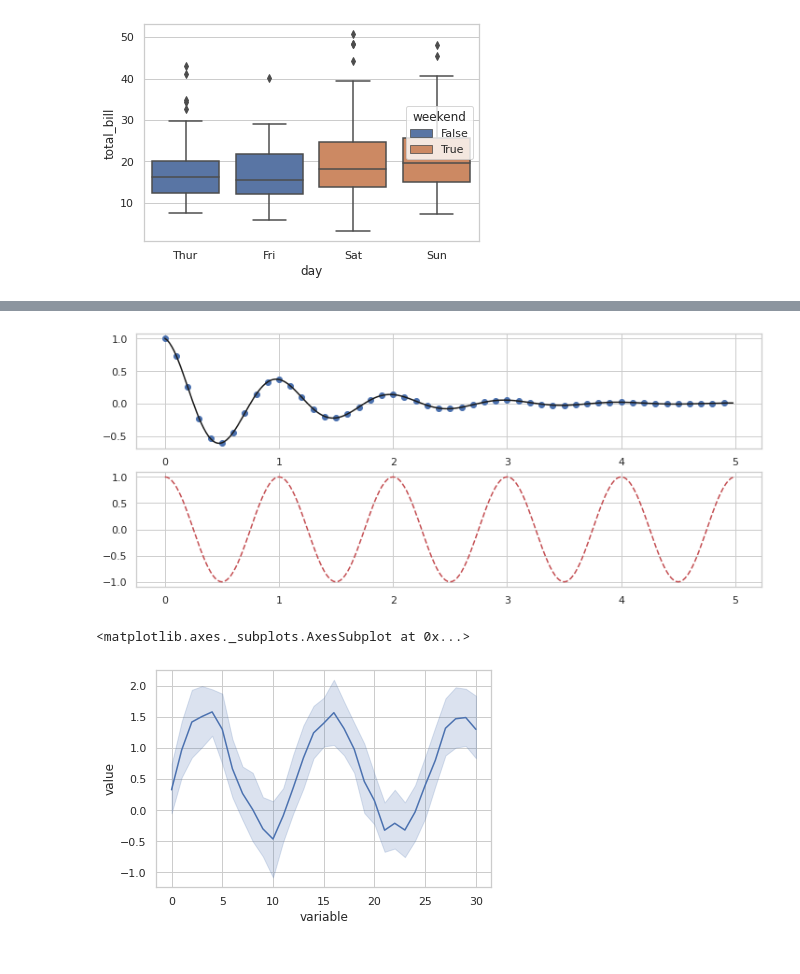
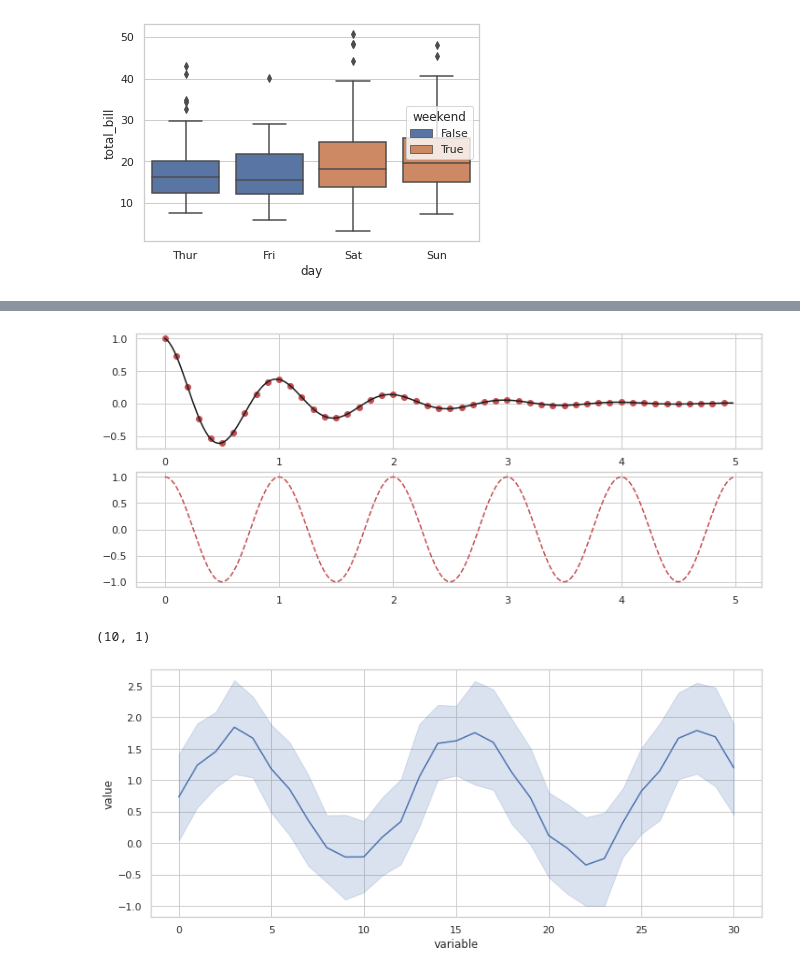
Before and after one commit to FairuzFernanda30/Latihan, a Jupyter notebook: W0401MatplotlibSeaborn.ipynb, the cells around one changed output, grey strips where cells are left out. Cells and saved outputs as stored; diff of their text form; code cells hidden in the pictures.

```diff
--- a/W0401MatplotlibSeaborn.ipynb
+++ b/W0401MatplotlibSeaborn.ipynb
@@ -60,21 +70,33 @@ t1 = numpy.arange(0.0, 5.0, 0.1)
 t2 = numpy.arange(0.0, 5.0, 0.02)
 f=numpy.exp(-t1)*numpy.cos(2*numpy.pi*t1)
 f2=numpy.exp(-t2)*numpy.cos(2*numpy.pi*t2)
+
 plt.figure(figsize=(12,5))
 plt.subplot(211)
-plt.plot(t1, f, 'bo', t2, f2, 'k')
+plt.plot(t1, f, 'ro', t2, f2, 'k')
+
 plt.subplot(212)
 plt.plot(t2, numpy.cos(2*numpy.pi*t2), 'r--')
+#plt.plot(t2, f2, 'r--')
+
 plt.show()
 # %% [output]
-[figure, old version]
+[figure, new version]
+# %%
+rand1 = np.random.rand(10, 31)
+rand2 = np.random.randn(10, 1)
+rand2.shape
+# %% [output]
+(10, 1)
 # %%
 # Creating A Time Series Plot With Seaborn
 
 x = np.linspace(0, 15, 31)
 data = np.sin(x) + np.random.rand(10, 31) + np.random.randn(10, 1)
 df = pd.DataFrame(data).melt()
+
+plt.figure(figsize=(12,5))
 sns.lineplot(x="variable", y="value", data=df)
+plt.show()
 # %% [output]
-<matplotlib.axes._subplots.AxesSubplot at 0x...>
-[figure, old version]
+[figure, new version]
```
Also changed, not shown: parts of 4 cells of this notebook.
